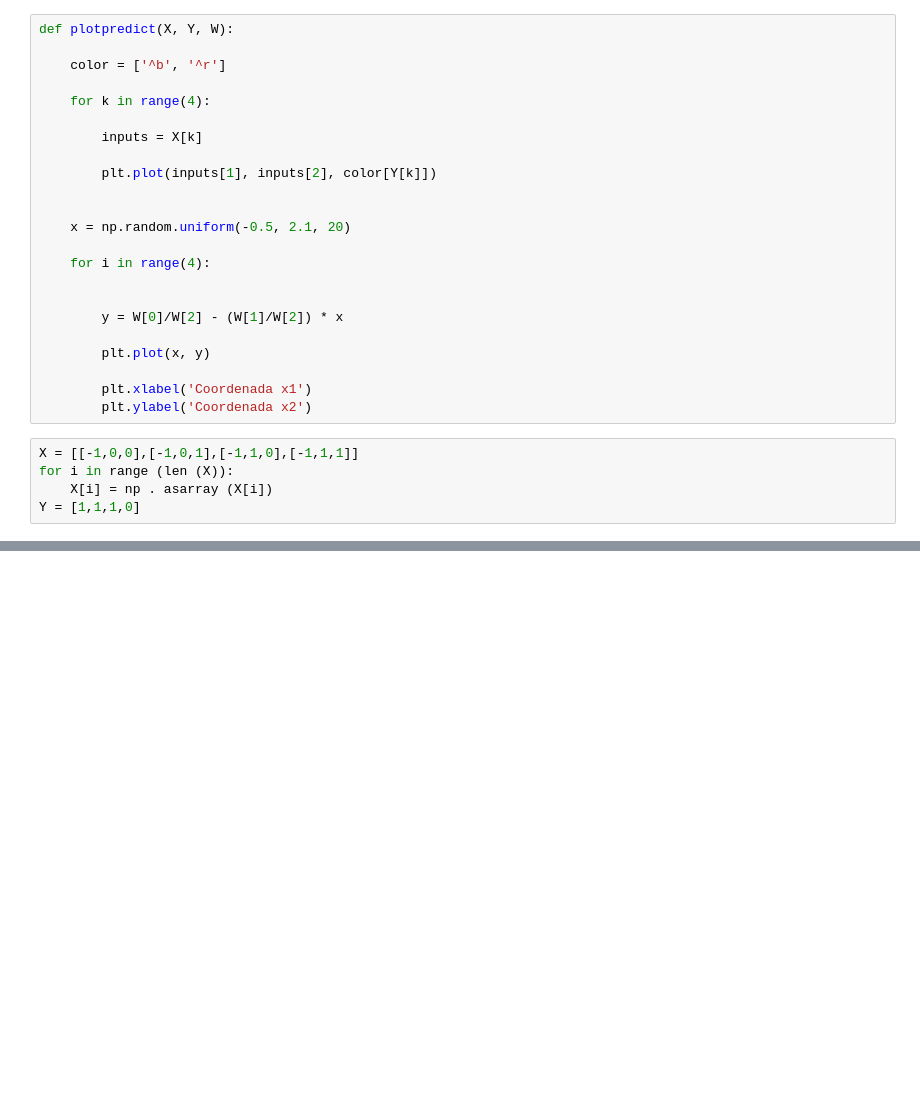
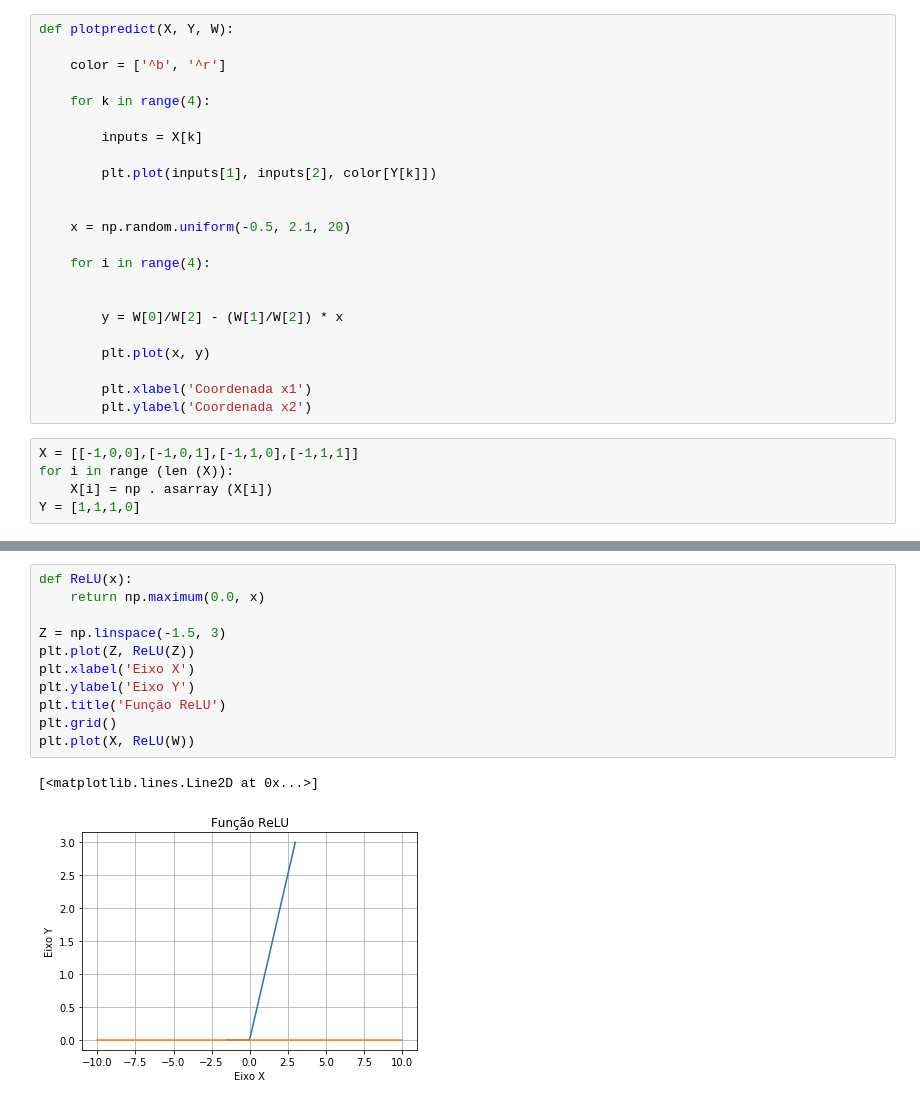
Before and after one commit to julianyraiol/RNA-Works, a Jupyter notebook: Projeto_3/projeto_3.ipynb, the cells around one changed output, grey strips where cells are left out. Cells and saved outputs as stored; diff of their text form; blank space fills up the shorter version.

```diff
--- a/Projeto_3/projeto_3.ipynb
+++ b/Projeto_3/projeto_3.ipynb
@@ -128,0 +148,14 @@ plotpredict(X, Y, W)
+# %%
+def ReLU(x):
+    return np.maximum(0.0, x)
+
+Z = np.linspace(-1.5, 3)
+plt.plot(Z, ReLU(Z))
+plt.xlabel('Eixo X')
+plt.ylabel('Eixo Y')
+plt.title('Função ReLU')
+plt.grid()
+plt.plot(X, ReLU(W))
+# %% [output]
+[<matplotlib.lines.Line2D at 0x...>]
+[figure, added]
```
Also changed, not shown: parts of 7 cells of this notebook.
